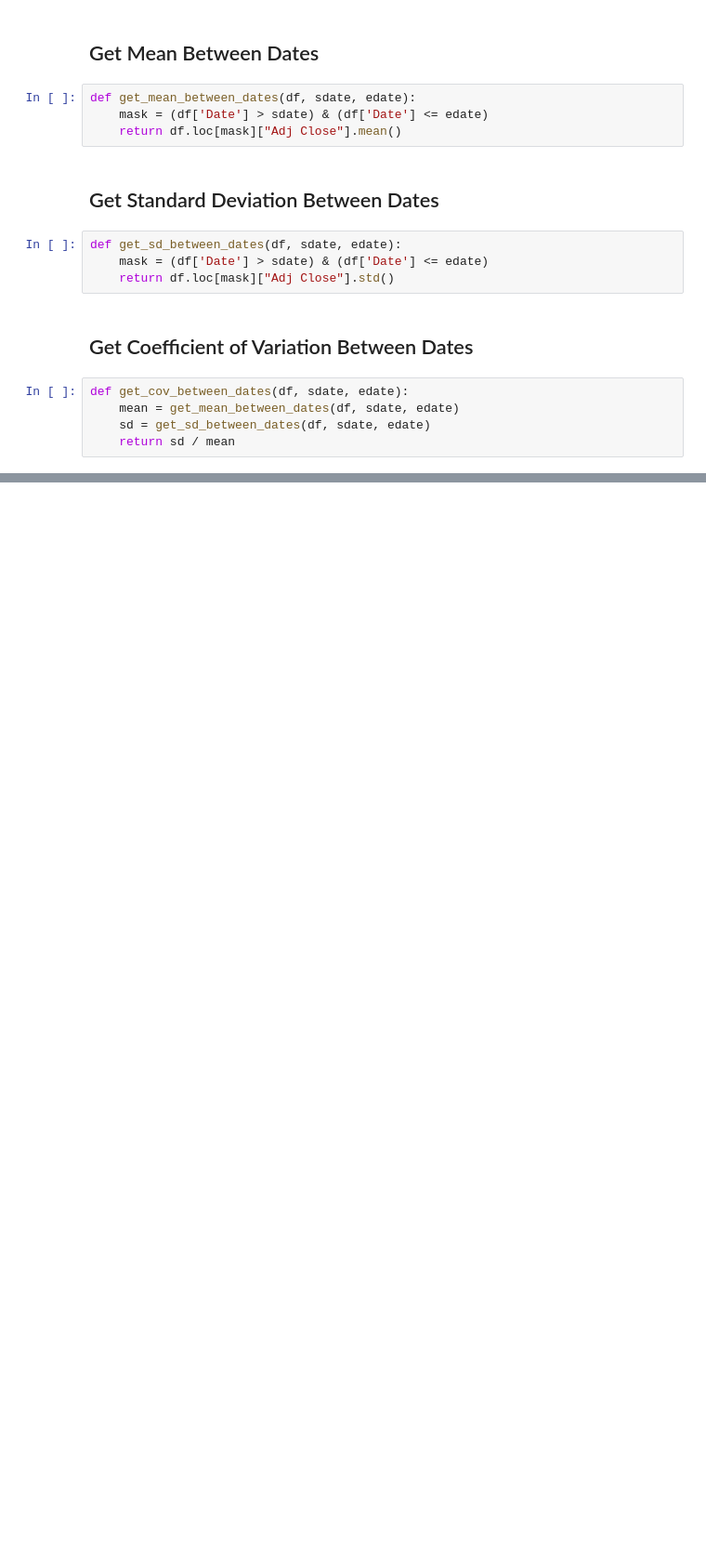
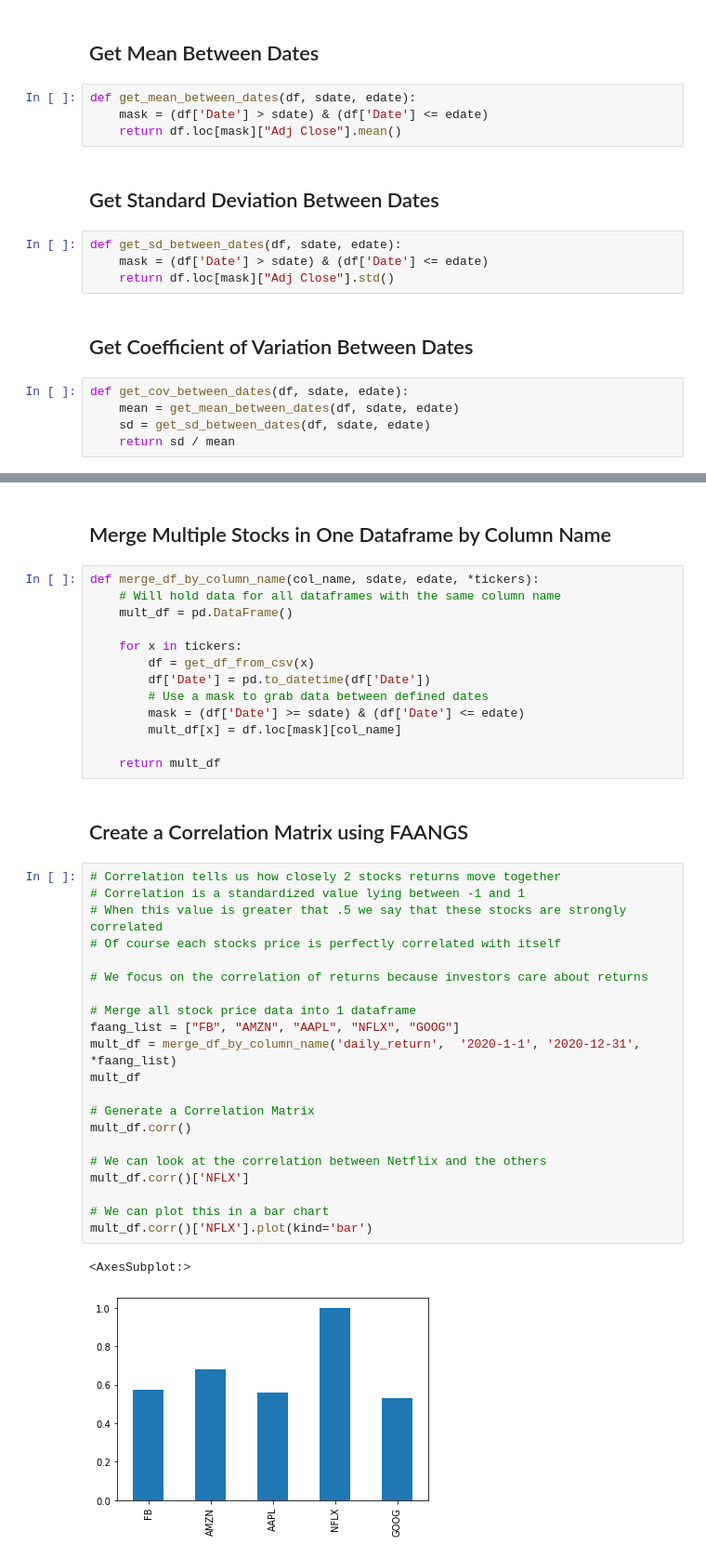
Before and after one commit to rayaroun/Stock-Portfolio-Risk-Analysis, a Jupyter notebook: Notebook3.ipynb, the cells around one changed output, grey strips where cells are left out. Shown at 93% size. Drawn from its saved outputs; the diff is of its cells as text; blank space fills up the shorter version.

```diff
--- a/Notebook3.ipynb
+++ b/Notebook3.ipynb
@@ -134,0 +237,41 @@ def get_cov_between_dates(df, sdate, edate):
+# %% [markdown]
+## Merge Multiple Stocks in One Dataframe by Column Name
+# %%
+def merge_df_by_column_name(col_name, sdate, edate, *tickers):
+    # Will hold data for all dataframes with the same column name
+    mult_df = pd.DataFrame()
+
+    for x in tickers:
+        df = get_df_from_csv(x)
+        df['Date'] = pd.to_datetime(df['Date'])
+        # Use a mask to grab data between defined dates
+        mask = (df['Date'] >= sdate) & (df['Date'] <= edate)
+        mult_df[x] = df.loc[mask][col_name]
+
+    return mult_df
+# %% [markdown]
+## Create a Correlation Matrix using FAANGS
+# %%
+# Correlation tells us how closely 2 stocks returns move together
+# Correlation is a standardized value lying between -1 and 1
+# When this value is greater that .5 we say that these stocks are strongly correlated
+# Of course each stocks price is perfectly correlated with itself
+
+# We focus on the correlation of returns because investors care about returns
+
+# Merge all stock price data into 1 dataframe
+faang_list = ["FB", "AMZN", "AAPL", "NFLX", "GOOG"]
+mult_df = merge_df_by_column_name('daily_return',  '2020-1-1', '2020-12-31', *faang_list)
+mult_df
+
+# Generate a Correlation Matrix
+mult_df.corr()
+
+# We can look at the correlation between Netflix and the others
+mult_df.corr()['NFLX']
+
+# We can plot this in a bar chart
+mult_df.corr()['NFLX'].plot(kind='bar')
+# %% [output]
+<AxesSubplot:>
+[figure, added]
```
Also changed, not shown: parts of 15 cells of this notebook, 4 other files.
